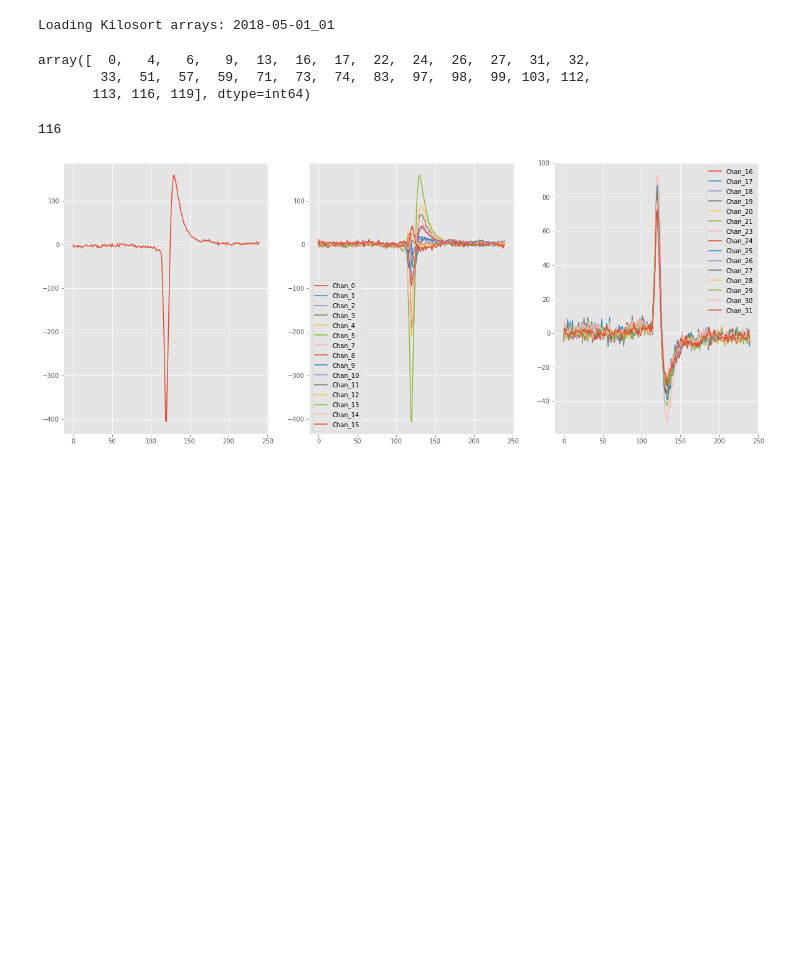
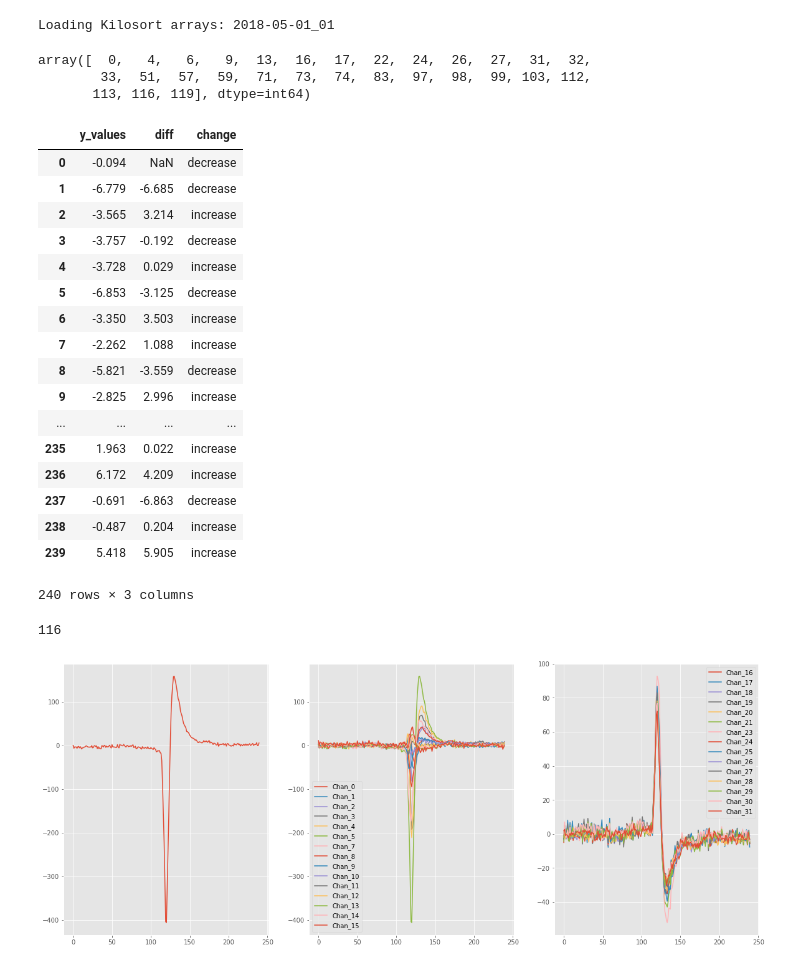
Before and after one commit to Ruairi-osul/ephys, a Jupyter notebook: mua_preprocess/notebooks/waveforms2.ipynb, the cells around one changed output. Drawn from its saved outputs; the diff is of its cells as text; code cells hidden in the pictures; blank space fills up the shorter version.

```diff
--- a/mua_preprocess/notebooks/waveforms2.ipynb
+++ b/mua_preprocess/notebooks/waveforms2.ipynb
@@ -237,6 +237,27 @@ waveform_per_chan = extract_waveforms(num_spikes=ops.num_spikes,
 
 df = choose_channel(df=waveform_per_chan, method='min', broken_chans=ops.borken_channels)
 df = gen_peak_finding_df(chan_df=df)
+# %%
+df
+# %% [output]
+|  | y_values | diff | change |
+| 0 | -0.094 | NaN | decrease |
+| 1 | -6.779 | -6.685 | decrease |
+| 2 | -3.565 | 3.214 | increase |
+| 3 | -3.757 | -0.192 | decrease |
+| 4 | -3.728 | 0.029 | increase |
+| 5 | -6.853 | -3.125 | decrease |
+| 6 | -3.350 | 3.503 | increase |
+| 7 | -2.262 | 1.088 | increase |
+| 8 | -5.821 | -3.559 | decrease |
+| 9 | -2.825 | 2.996 | increase |
+| ... | ... | ... | ... |
+| 235 | 1.963 | 0.022 | increase |
+| 236 | 6.172 | 4.209 | increase |
+| 237 | -0.691 | -6.863 | decrease |
+| 238 | -0.487 | 0.204 | increase |
+| 239 | 5.418 | 5.905 | increase |
+240 rows × 3 columns
 # %%
 f, a = plt.subplots(nrows=1, ncols=3, figsize=(20,8))
 waveform_per_chan.iloc[:, :15].plot(ax=a[1])
```
Also changed, not shown: 4 other files.
